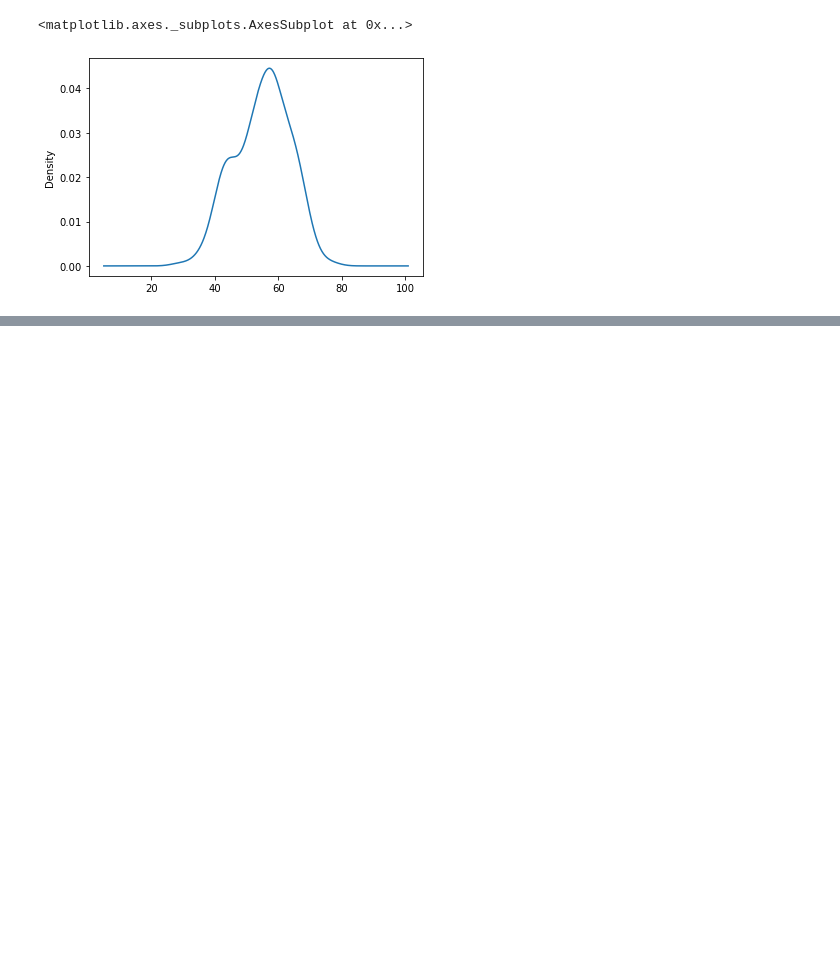
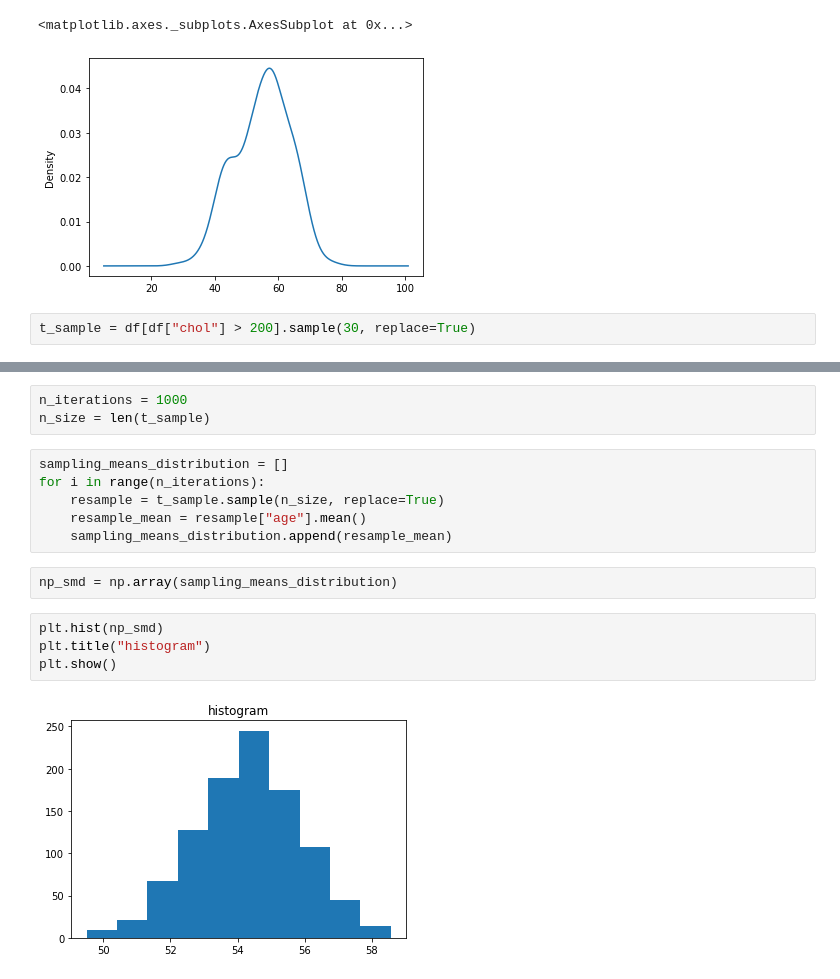
Before and after one commit to GianIsNotDead/data_science_concept, a Jupyter notebook: bootstrap/example.ipynb, the cells around one changed output, grey strips where cells are left out. Saved outputs shown, nothing was run; the diff lists cells and outputs as text; blank space fills up the shorter version.

```diff
--- a/bootstrap/example.ipynb
+++ b/bootstrap/example.ipynb
@@ -71,3 +71,5 @@ df[df["chol"] > 200]["age"].plot.kde()
 # %% [output]
 <matplotlib.axes._subplots.AxesSubplot at 0x...>
 [figure]
+# %%
+t_sample = df[df["chol"] > 200].sample(30, replace=True)
@@ -73,0 +96,17 @@ df[df["chol"] > 200]["age"].plot.kde()
+# %%
+n_iterations = 1000
+n_size = len(t_sample)
+# %%
+sampling_means_distribution = []
+for i in range(n_iterations):
+    resample = t_sample.sample(n_size, replace=True)
+    resample_mean = resample["age"].mean()
+    sampling_means_distribution.append(resample_mean)
+# %%
+np_smd = np.array(sampling_means_distribution)
+# %%
+plt.hist(np_smd)
+plt.title("histogram")
+plt.show()
+# %% [output]
+[figure, added]
```
Also changed, not shown: parts of 5 cells of this notebook.
